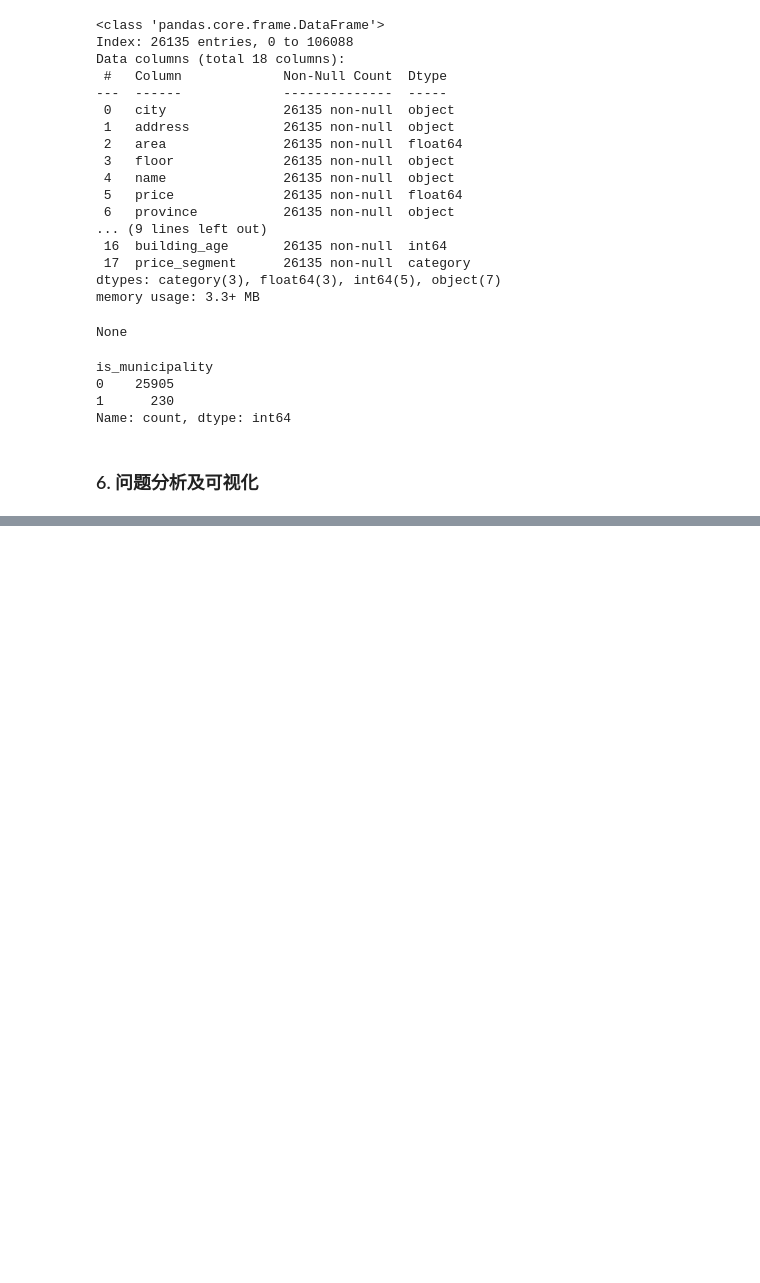
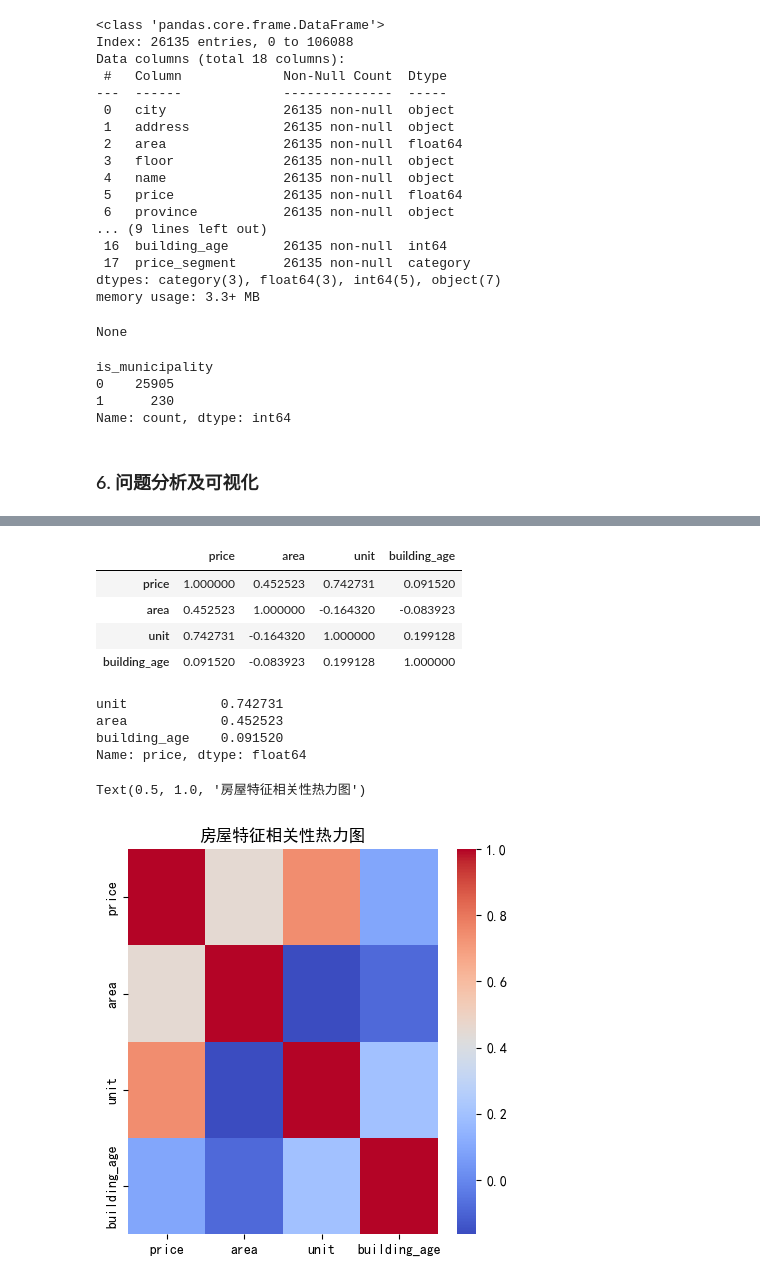
Before and after one commit to zimiao-dev/Python-Data-Analysis-Learning, a Jupyter notebook: 05_project_practice/Real Estate Market Insights and Valuation.ipynb, the cells around one changed output, grey strips where cells are left out. Cells and saved outputs as stored; diff of their text form; code cells hidden in the pictures; blank space fills up the shorter version.

```diff
--- a/05_project_practice/Real Estate Market Insights and Valuation.ipynb
+++ b/05_project_practice/Real Estate Market Insights and Valuation.ipynb
@@ -391,0 +403,23 @@ Name: count, dtype: int64
+# %%
+# 选择数值型特征
+display(df[['price', 'area', 'unit', 'building_age']].corr())
+
+# 影响房价的几个因素
+display(df[['price', 'area', 'unit', 'building_age']].corr()['price'].sort_values(ascending=False)[1:])
+
+# 相关性的热力图
+plt.figure(figsize=(5, 5))
+sns.heatmap(df[['price', 'area', 'unit', 'building_age']].corr(), cmap='coolwarm')
+plt.title('房屋特征相关性热力图')
+# %% [output]
+|  | price | area | unit | building_age |
+| price | 1.000000 | 0.452523 | 0.742731 | 0.091520 |
+| area | 0.452523 | 1.000000 | -0.164320 | -0.083923 |
+| unit | 0.742731 | -0.164320 | 1.000000 | 0.199128 |
+| building_age | 0.091520 | -0.083923 | 0.199128 | 1.000000 |
+unit            0.742731
+area            0.452523
+building_age    0.091520
+Name: price, dtype: float64
+Text(0.5, 1.0, '房屋特征相关性热力图')
+[figure, added]
```
Also changed, not shown: parts of 10 cells of this notebook.
